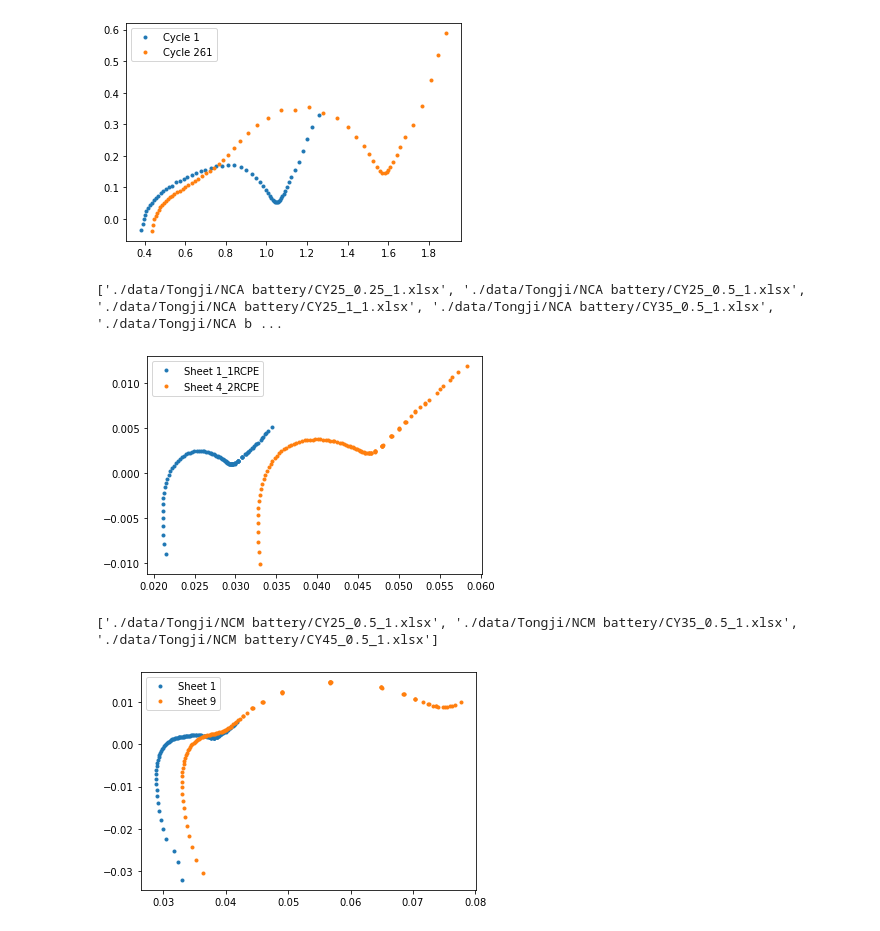
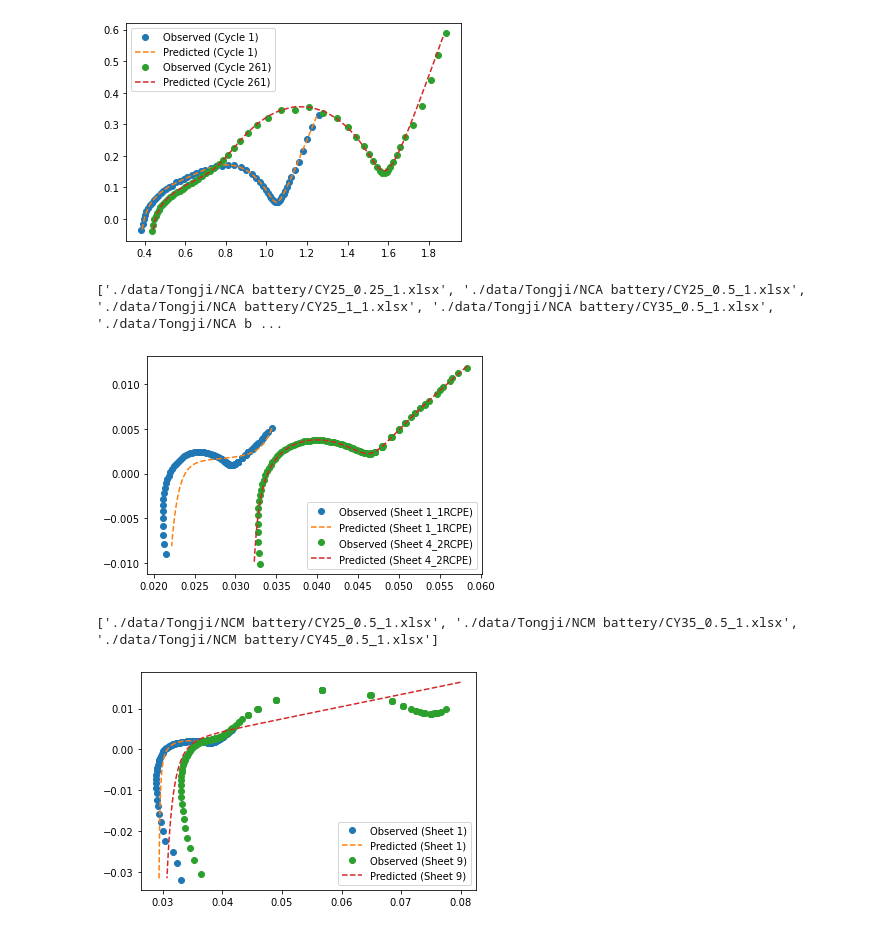
Before and after one commit to seongyoon25/ImpedanceCircuit, a Jupyter notebook: impedancecircuit/examples/examples.ipynb, the cells around one changed output. Cells and saved outputs as stored; diff of their text form; code cells hidden in the pictures.

```diff
--- a/impedancecircuit/examples/examples.ipynb
+++ b/impedancecircuit/examples/examples.ipynb
@@ -32,18 +32,33 @@ data = pd.read_csv(filename, delimiter='\t')
 data.columns = data.columns.str.strip()
 # %%
 for cycle in [1, 261]:
-    data_real = data[data['cycle number'] == cycle]['Re(Z)/Ohm']
-    data_imag = data[data['cycle number'] == cycle]['-Im(Z)/Ohm']
-    data_freq = data[data['cycle number'] == cycle]['freq/Hz']
+    data_real = data[data['cycle number'] == cycle]['Re(Z)/Ohm'].values
+    data_imag = data[data['cycle number'] == cycle]['-Im(Z)/Ohm'].values
+    data_freq = data[data['cycle number'] == cycle]['freq/Hz'].values
     plt.plot(
         data_real,
         data_imag,
-        '.', label=f'Cycle {cycle}'
+        'o', label=f'Observed (Cycle {cycle})'
     )
+
+    impedance = np.concatenate([data_real, data_imag])
+
+    circuit_str = 'l-r-(r,cpe)-(r-cpe)-cpe'
+
+    custom_initial_guess = np.ones(10)
+    custom_initial_guess[1] = np.log(min(data_real))
+    custom_initial_guess[0] = np.log(abs(data_imag[np.argmin(data_real)])/(2*np.pi*data_freq[np.argmin(data_real)]))
+    circuit = Circuit(circuit_str, custom_initial_guess)
+
+    circuit.fit(data_freq, impedance)
+    impedance_pred = circuit.predict(data_freq)
+
+    plt.plot(impedance_pred[:len(impedance_pred)//2], impedance_pred[len(impedance_pred)//2:], '--', label=f'Predicted (Cycle {cycle})')
+
 plt.legend()
 plt.show()
 # %% [output]
-[figure, old version]
+[figure, new version]
 # %%
 datapath = './data/Tongji/NCA battery/'
 
@@ -53,38 +68,68 @@ print(filename)
 sheet_names = pd.ExcelFile(filename[2]).sheet_names
 for sheet in [sheet_names[0], sheet_names[3]]:
     data = pd.read_excel(filename[2], sheet_name=sheet)
-    data_real = data["Data: Z'"]
-    data_imag = -data["Data: Z''"]
-    data_freq = data["Data: Frequency"]
+    data_real = data["Data: Z'"].values
+    data_imag = -data["Data: Z''"].values
+    data_freq = data["Data: Frequency"].values
     plt.plot(
         data_real,
         data_imag,
-        '.', label=f'Sheet {sheet}'
+        'o', label=f'Observed (Sheet {sheet})'
     )
+
+    impedance = np.concatenate([data_real, data_imag])
+
+    circuit_str = 'l-r-(r,cpe)-(r-cpe)-cpe'
+
+    custom_initial_guess = np.ones(10)
+    custom_initial_guess[1] = np.log(min(data_real))
+    custom_initial_guess[0] = np.log(abs(data_imag[np.argmin(data_real)])/(2*np.pi*data_freq[np.argmin(data_real)]))
+    circuit = Circuit(circuit_str, custom_initial_guess)
+
+    circuit.fit(data_freq, impedance)
+    impedance_pred = circuit.predict(data_freq)
+
+    plt.plot(impedance_pred[:len(impedance_pred)//2], impedance_pred[len(impedance_pred)//2:], '--', label=f'Predicted (Sheet {sheet})')
+
 plt.legend()
 plt.show()
 # %% [output]
 ['./data/Tongji/NCA battery/CY25_0.25_1.xlsx', './data/Tongji/NCA battery/CY25_0.5_1.xlsx', './data/Tongji/NCA battery/CY25_1_1.xlsx', './data/Tongji/NCA battery/CY35_0.5_1.xlsx', './data/Tongji/NCA b ...
-[figure, old version]
+[figure, new version]
 # %%
 datapath = './data/Tongji/NCM battery/'
 
 filename = sorted(glob.glob(f'{datapath}*.xlsx'))
 print(filename)
 
 sheet_names = pd.ExcelFile(filename[0]).sheet_names
 for sheet in [sheet_names[0], sheet_names[8]]:
     data = pd.read_excel(filename[0], sheet_name=sheet)
-    data_real = data["Data: Z'"]
-    data_imag = -data["Data: Z''"]
-    data_freq = data["Data: Frequency"]
+    data_real = data["Data: Z'"].values
+    data_imag = -data["Data: Z''"].values
+    data_freq = data["Data: Frequency"].values
     plt.plot(
         data_real,
         data_imag,
-        '.', label=f'Sheet {sheet}'
+        'o', label=f'Observed (Sheet {sheet})'
     )
+
+    impedance = np.concatenate([data_real, data_imag])
+
+    circuit_str = 'l-r-(r,cpe)-(r-cpe)-cpe'
+
+    custom_initial_guess = np.ones(10)
+    custom_initial_guess[1] = np.log(min(data_real))
+    custom_initial_guess[0] = np.log(abs(data_imag[np.argmin(data_real)])/(2*np.pi*data_freq[np.argmin(data_real)]))
+    circuit = Circuit(circuit_str, custom_initial_guess)
+
+    circuit.fit(data_freq, impedance)
+    impedance_pred = circuit.predict(data_freq)
+
+    plt.plot(impedance_pred[:len(impedance_pred)//2], impedance_pred[len(impedance_pred)//2:], '--', label=f'Predicted (Sheet {sheet})')
+
 plt.legend()
 plt.show()
 # %% [output]
 ['./data/Tongji/NCM battery/CY25_0.5_1.xlsx', './data/Tongji/NCM battery/CY35_0.5_1.xlsx', './data/Tongji/NCM battery/CY45_0.5_1.xlsx']
-[figure, old version]
+[figure, new version]
```
Also changed, not shown: parts of 2 cells of this notebook, 3 other files.
